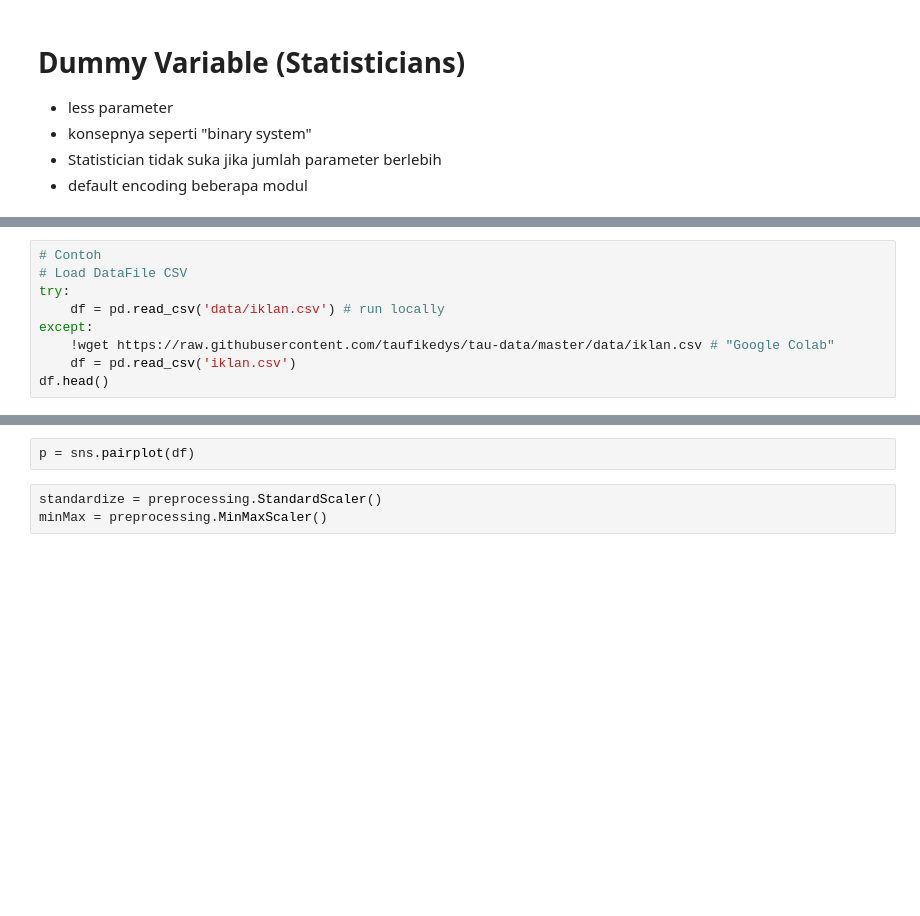
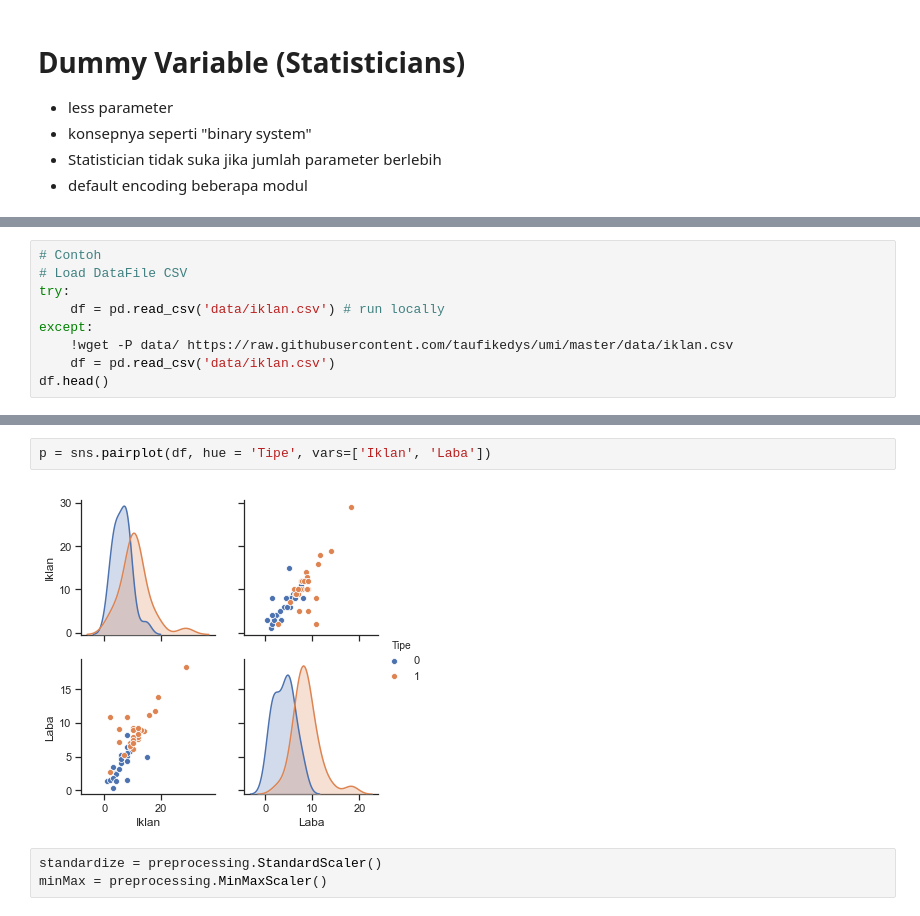
Before and after one commit to yulitasalim/UMI, a Jupyter notebook: UMI_05_Pendahuluan Machine Learning 1.ipynb, the cells around one changed output, grey strips where cells are left out. Cells and saved outputs as stored; diff of their text form; blank space fills up the shorter version.

```diff
--- a/UMI_05_Pendahuluan Machine Learning 1.ipynb
+++ b/UMI_05_Pendahuluan Machine Learning 1.ipynb
@@ -637,6 +734,6 @@ Attribute Information:
 try:
     df = pd.read_csv('data/iklan.csv') # run locally
 except:
-    !wget https://raw.githubusercontent.com/taufikedys/tau-data/master/data/iklan.csv # "Google Colab"
-    df = pd.read_csv('iklan.csv')
+    !wget -P data/ https://raw.githubusercontent.com/taufikedys/umi/master/data/iklan.csv
+    df = pd.read_csv('data/iklan.csv')
 df.head()
@@ -643,5 +757,7 @@ df.head()
 # %%
-p = sns.pairplot(df)
+p = sns.pairplot(df, hue = 'Tipe', vars=['Iklan', 'Laba'])
+# %% [output]
+[figure, added]
 # %%
 standardize = preprocessing.StandardScaler()
 minMax = preprocessing.MinMaxScaler()
```
Also changed, not shown: parts of 72 cells of this notebook.
